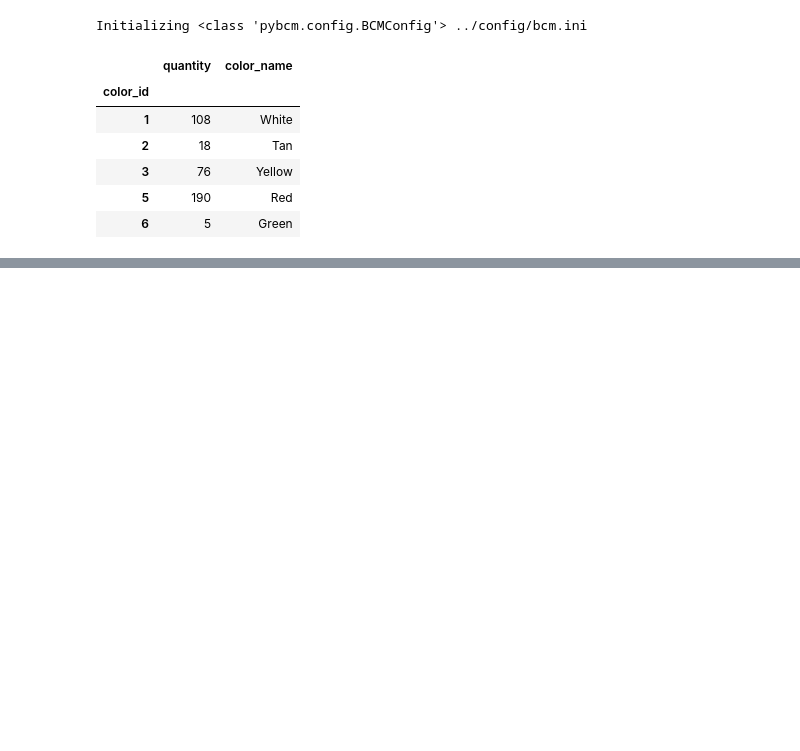
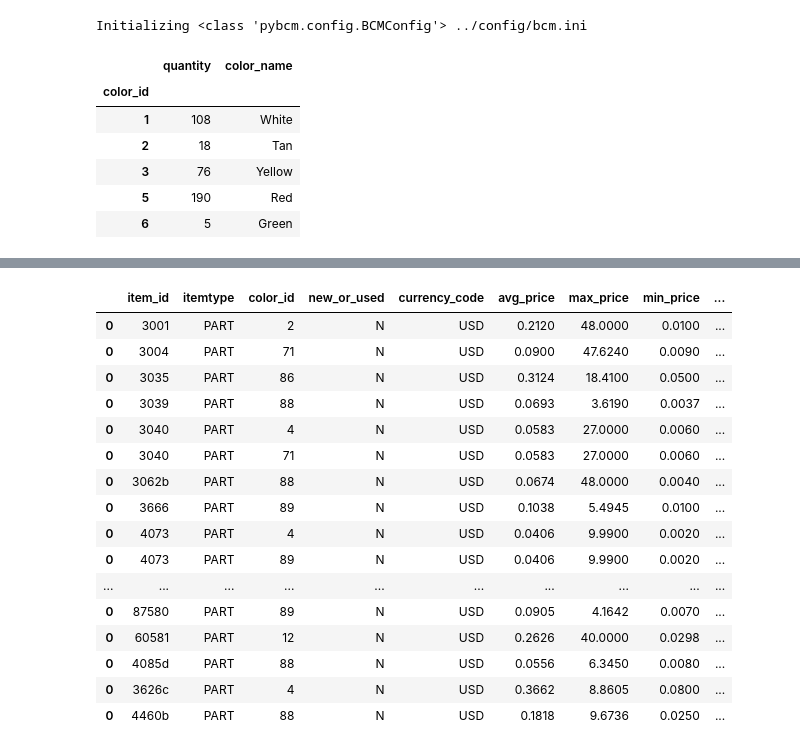
Before and after one commit to Geekly/pybcm, a Jupyter notebook: notebooks/tryPybcm.ipynb, the cells around one changed output, grey strips where cells are left out. Saved outputs shown, nothing was run; the diff lists cells and outputs as text; code cells hidden in the pictures; blank space fills up the shorter version.

```diff
--- a/notebooks/tryPybcm.ipynb
+++ b/notebooks/tryPybcm.ipynb
@@ -244,0 +229,21 @@ new_stock.sort_values('total_part_cost', ascending=False).head()
+# %%
+prices = get_price_summaries(bd, inv, new_or_used='N', guide_type='stock')
+prices
+# %% [output]
+|  | item_id | itemtype | color_id | new_or_used | currency_code | avg_price | max_price | min_price | ... |
+| 0 | 3001 | PART | 2 | N | USD | 0.2120 | 48.0000 | 0.0100 | ... |
+| 0 | 3004 | PART | 71 | N | USD | 0.0900 | 47.6240 | 0.0090 | ... |
+| 0 | 3035 | PART | 86 | N | USD | 0.3124 | 18.4100 | 0.0500 | ... |
+| 0 | 3039 | PART | 88 | N | USD | 0.0693 | 3.6190 | 0.0037 | ... |
+| 0 | 3040 | PART | 4 | N | USD | 0.0583 | 27.0000 | 0.0060 | ... |
+| 0 | 3040 | PART | 71 | N | USD | 0.0583 | 27.0000 | 0.0060 | ... |
+| 0 | 3062b | PART | 88 | N | USD | 0.0674 | 48.0000 | 0.0040 | ... |
+| 0 | 3666 | PART | 89 | N | USD | 0.1038 | 5.4945 | 0.0100 | ... |
+| 0 | 4073 | PART | 4 | N | USD | 0.0406 | 9.9900 | 0.0020 | ... |
+| 0 | 4073 | PART | 89 | N | USD | 0.0406 | 9.9900 | 0.0020 | ... |
+| ... | ... | ... | ... | ... | ... | ... | ... | ... | ... |
+| 0 | 87580 | PART | 89 | N | USD | 0.0905 | 4.1642 | 0.0070 | ... |
+| 0 | 60581 | PART | 12 | N | USD | 0.2626 | 40.0000 | 0.0298 | ... |
+| 0 | 4085d | PART | 88 | N | USD | 0.0556 | 6.3450 | 0.0080 | ... |
+| 0 | 3626c | PART | 4 | N | USD | 0.3662 | 8.8605 | 0.0800 | ... |
+| 0 | 4460b | PART | 88 | N | USD | 0.1818 | 9.6736 | 0.0250 | ... |
```
Also changed, not shown: parts of 27 cells of this notebook, 10 other files.
